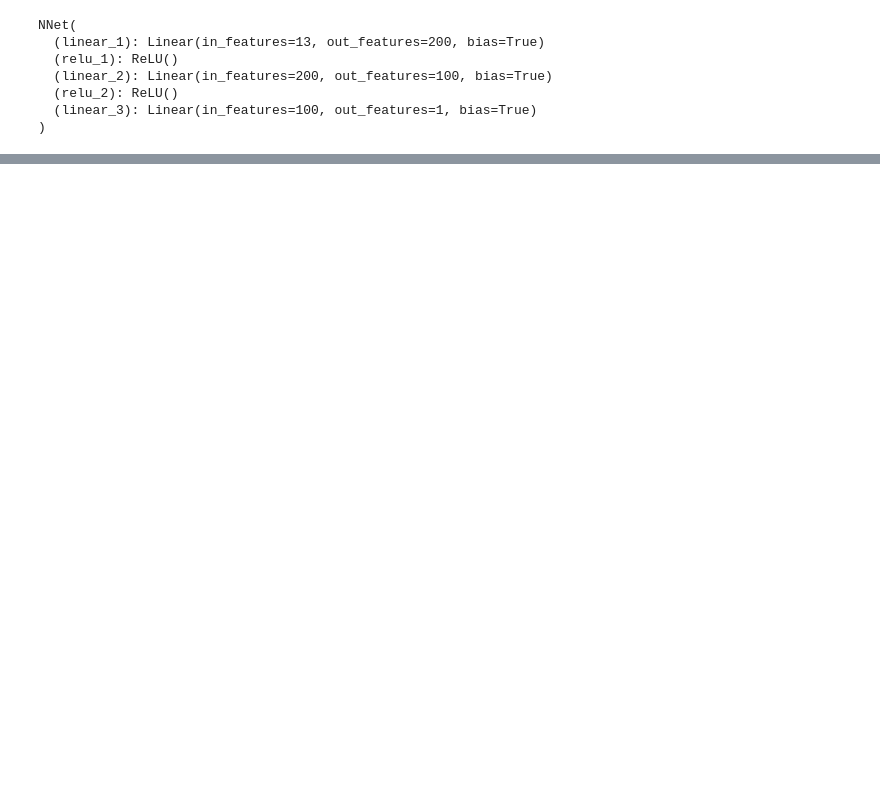
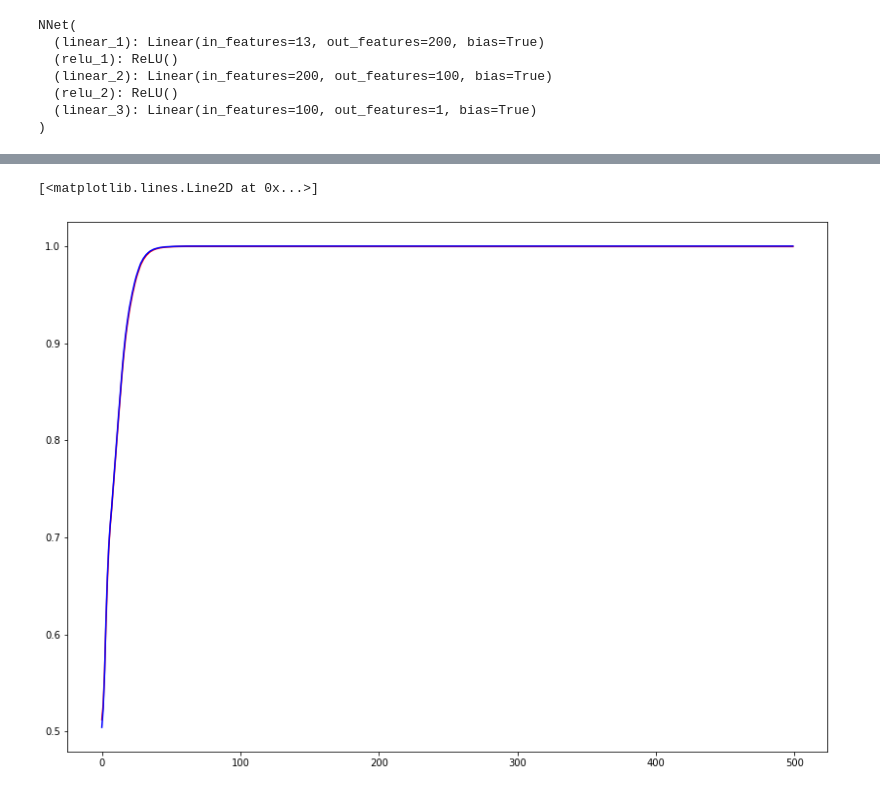
Before and after one commit to freddy120/deep_learning_ceia_2022, a Jupyter notebook: TP7_end2end/EndtoEnd.ipynb, the cells around one changed output, grey strips where cells are left out. Cells and saved outputs as stored; diff of their text form; code cells hidden in the pictures; blank space fills up the shorter version.

```diff
--- a/TP7_end2end/EndtoEnd.ipynb
+++ b/TP7_end2end/EndtoEnd.ipynb
@@ -441,0 +541,9 @@ ax1.plot(x, auc_train_list, color="b")
+# %%
+x, v, y = next(iter(val_dataloader))
+print(x.shape)
+print(v.shape)
+print(y.shape)
+
+print(x[0,:])
+print(v[0])
+print(y[0])
@@ -441,0 +558,30 @@ ax1.plot(x, auc_train_list, color="b")
+# %%
+class NNetWithEmbeddings(torch.nn.Module):
+
+  def __init__(self, number_of_vendors, embedding_dim):
+    super().__init__()
+    self.embedding = torch.nn.Embedding(num_embeddings=number_of_vendors, embedding_dim=embedding_dim)
+    self.linear_1 = torch.nn.Linear(in_features=(13 + embedding_dim), out_features=200, bias=True)
+    self.relu_1 = torch.nn.ReLU()
+    self.linear_2 = torch.nn.Linear(in_features=200, out_features=100, bias=True)
+    self.relu_2 = torch.nn.ReLU()
+    self.linear_3 = torch.nn.Linear(in_features=100, out_features=1, bias=True)
+
+  def forward(self, x, vendor_idx):
+    # dim x = batch_size, 13
+    # dim vendor_idx = 1024, 1
+    vendor_emb = self.embedding(vendor_idx) #  1024, embedding_dim
+    final_input = torch.cat([x, vendor_emb], dim=1) # 1024, embedding_dim + 13
+    x = self.linear_1(final_input)
+    x = self.relu_1(x)
+    x = self.linear_2(x)
+    x = self.relu_2(x)
+    x = self.linear_3(x)
+    return x
+# %%
+nnet = NNetWithEmbeddings(len(unique), 8)
+print(nnet)
+
+
+optimizer = torch.optim.Adam(nnet.parameters(), lr=0.001)
+loss_function = torch.nn.BCEWithLogitsLoss(reduction="sum")
@@ -441,0 +692,8 @@ ax1.plot(x, auc_train_list, color="b")
+# %%
+fig, ax1 = plt.subplots(1, figsize=(14, 10))
+x = range(0, len(auc_val_list))
+ax1.plot(x, auc_val_list, color="r")
+ax1.plot(x, auc_train_list, color="b")
+# %% [output]
+[<matplotlib.lines.Line2D at 0x...>]
+[figure, added]
```
Also changed, not shown: parts of 21 cells of this notebook.
